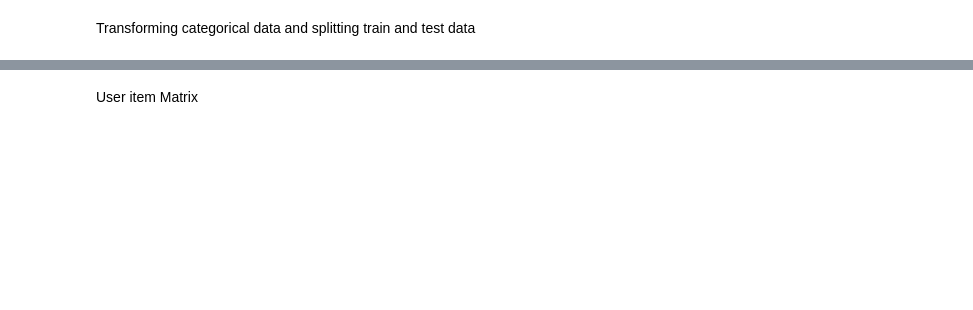
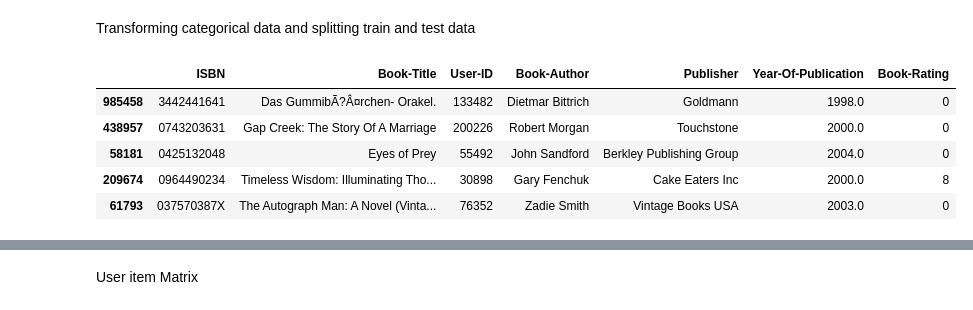
Before and after one commit to flo-shi/Recommender-System, a Jupyter notebook: recommenda_system.ipynb, the cells around one changed output, grey strips where cells are left out. Saved outputs shown, nothing was run; the diff lists cells and outputs as text; code cells hidden in the pictures; blank space fills up the shorter version.

```diff
--- a/recommenda_system.ipynb
+++ b/recommenda_system.ipynb
@@ -12,6 +17,6 @@ import warnings
 # %% [markdown]
 Importing datasets
 # %%
-df1 = pd.read_csv(r'C:\Users\pjr\OneDrive\Documents\data science\Recommender system\archive (1)\Books.csv')
-df2 = pd.read_csv(r'C:\Users\pjr\OneDrive\Documents\data science\Recommender system\archive (1)\Ratings.csv')
-df3 = pd.read_csv(r'C:\Users\pjr\OneDrive\Documents\data science\Recommender system\archive (1)\Users.csv')
+df1 = pd.read_csv('/content/drive/MyDrive/Colab Notebooks/Recommender system/Books.csv')
+df2 = pd.read_csv('/content/drive/MyDrive/Colab Notebooks/Recommender system/Ratings.csv')
+df3 = pd.read_csv('/content/drive/MyDrive/Colab Notebooks/Recommender system/Users.csv')
@@ -174,8 +398,20 @@ print(author_counts)
 Transforming categorical data and splitting train and test data
 # %%
 # Divide data into training and vlidation subsets
-x_train, x_test, y_train, y_test = train_test_split(final_df[['Book-Title','User-ID','Book-Author','Publisher','Year-Of-Publication','Book-Rating']]
-                                                    ,final_df['ISBN'], train_size=0.8, test_size=0.2, random_state=0)
+# Data is split randomly
+# x_train, x_test, y_train, y_test = train_test_split(final_df[['Book-Title','User-ID','Book-Author','Publisher','Year-Of-Publication','Book-Rating']]
+#                                                     ,final_df['ISBN'], train_size=0.8, test_size=0.2, random_state=0)
+# Divide data into training and vlidation subsets
+train_df, test_df= train_test_split(final_df[['ISBN','Book-Title','User-ID','Book-Author','Publisher','Year-Of-Publication','Book-Rating']]
+                                                    , train_size=0.8, test_size=0.2, random_state=0)
+train_df.head()
+# %% [output]
+|  | ISBN | Book-Title | User-ID | Book-Author | Publisher | Year-Of-Publication | Book-Rating |
+| 985458 | 3442441641 | Das GummibÃ?Â¤rchen- Orakel. | 133482 | Dietmar Bittrich | Goldmann | 1998.0 | 0 |
+| 438957 | 0743203631 | Gap Creek: The Story Of A Marriage | 200226 | Robert Morgan | Touchstone | 2000.0 | 0 |
+| 58181 | 0425132048 | Eyes of Prey | 55492 | John Sandford | Berkley Publishing Group | 2004.0 | 0 |
+| 209674 | 0964490234 | Timeless Wisdom: Illuminating Tho... | 30898 | Gary Fenchuk | Cake Eaters Inc | 2000.0 | 8 |
+| 61793 | 037570387X | The Autograph Man: A Novel (Vinta... | 76352 | Zadie Smith | Vintage Books USA | 2003.0 | 0 |
 # %%
 cat_variable = ['Book-Author','Publisher']
 # %%
```
Also changed, not shown: parts of 60 cells of this notebook.
